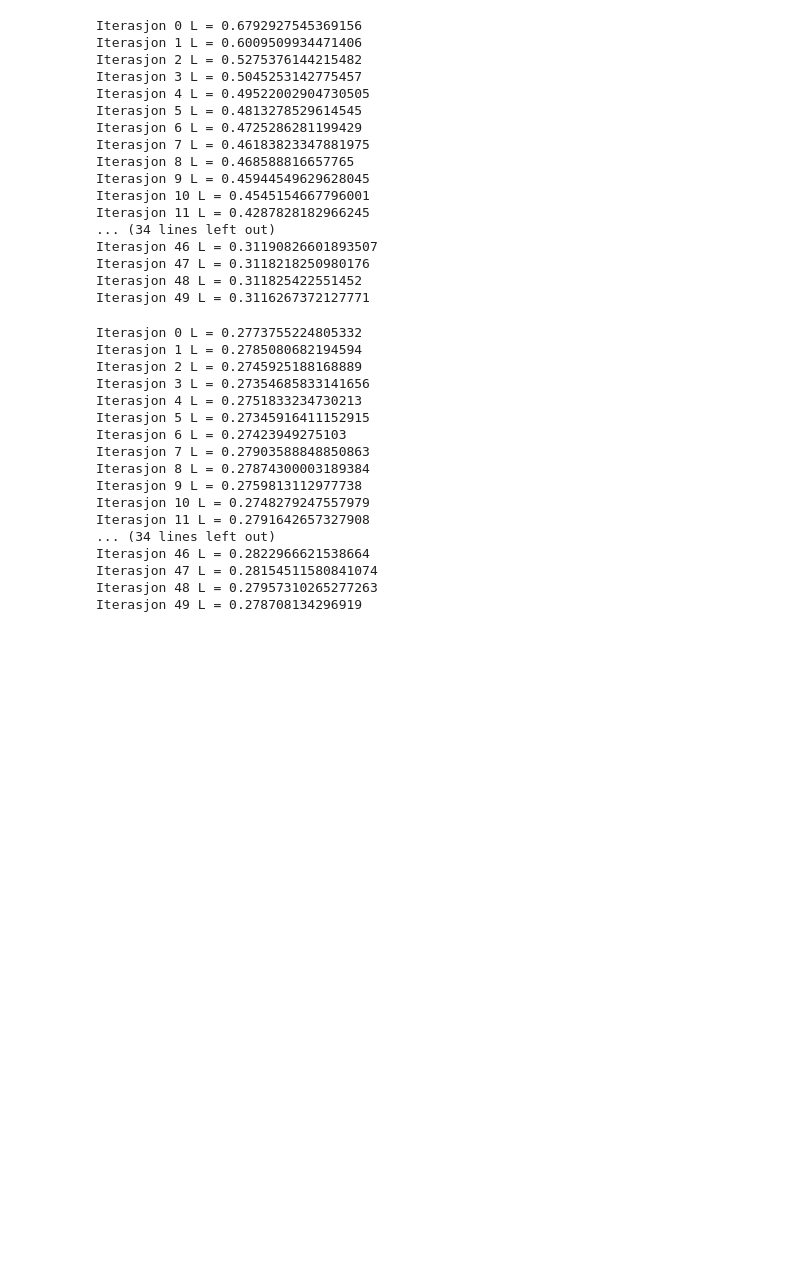
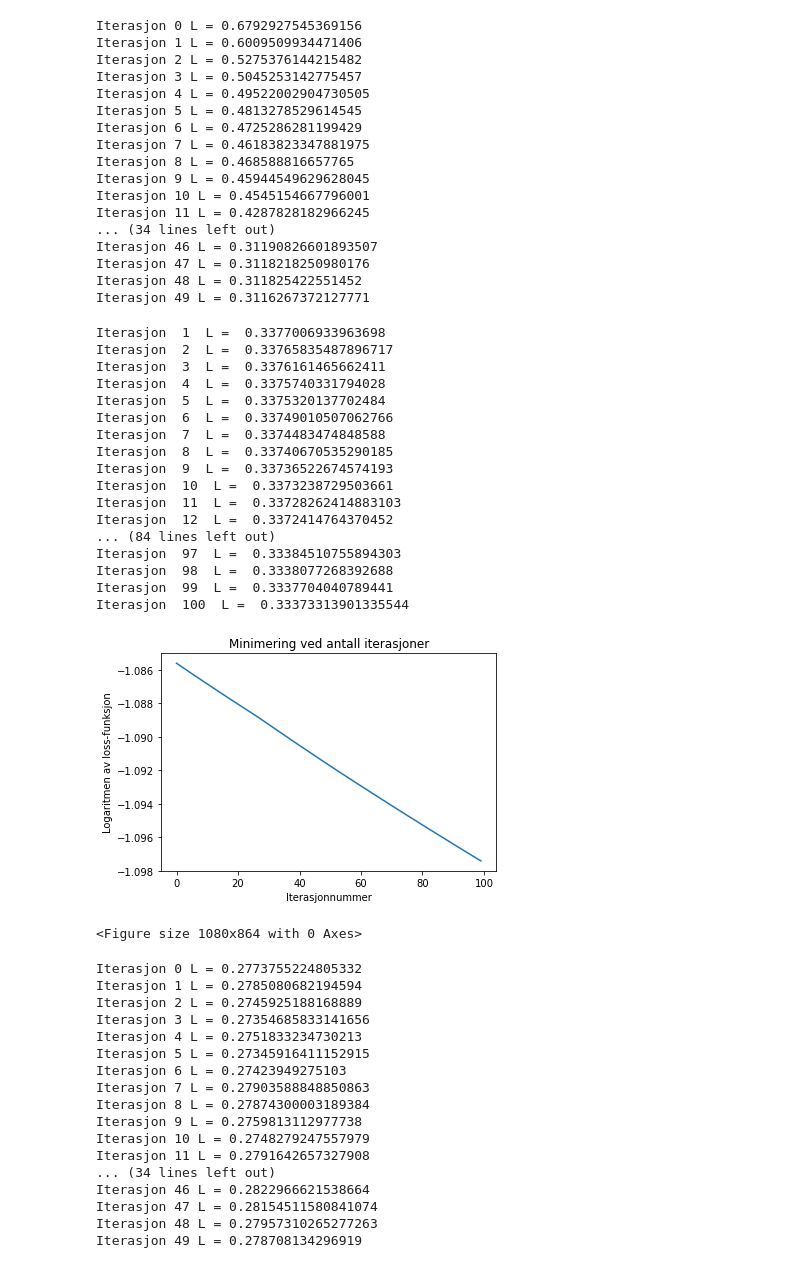
Before and after one commit to Namreh/TMA4320-Prosjekt-2, a Jupyter notebook: Prosjekt.ipynb, the cells around one changed output. Drawn from its saved outputs; the diff is of its cells as text; code cells hidden in the pictures; blank space fills up the shorter version.

Commit message:
oppgave 2.2 med litt plotting

```diff
--- a/Prosjekt.ipynb
+++ b/Prosjekt.ipynb
@@ -110,6 +111,54 @@ Iterasjon 46 L = 0.31190826601893507
 Iterasjon 47 L = 0.3118218250980176
 Iterasjon 48 L = 0.311825422551452
 Iterasjon 49 L = 0.3116267372127771
+# %%
+def test_Adam(x_data, y_data, n_iters, step_size):
+    n_batches = x_data.shape[0]
+    mean_losses = np.zeros(n_iters)
+    for j in range(n_iters):
+        losses = []
+        for i in range(n_batches):
+            x = x_data[i]
+            y = y_data[i]
+
+            X = onehot(x,m)
+            Z = nn.forward(X)
+
+            losses.append(loss.forward(Z,y))
+            dLdZ = loss.backward()
+            nn.backward(dLdZ)
+            nn.step_gd(step_size)
+        mean_loss = np.mean(losses)
+        print("Iterasjon ", str(j+1), " L = ",mean_loss, "")
+        mean_losses[j] = mean_loss
+    return mean_losses
+# %%
+plt.plot(np.arange(0,100), np.log(test_Adam(data['x_train'], data['y_train'], 100, 0.1)))
+plt.xlabel("Iterasjonnummer")
+plt.ylabel("Logaritmen av loss-funksjon")
+plt.title("Minimering ved antall iterasjoner")
+plt.figure(figsize=(15,12))
+plt.show()
+# %% [output]
+Iterasjon  1  L =  0.3377006933963698
+Iterasjon  2  L =  0.33765835487896717
+Iterasjon  3  L =  0.3376161465662411
+Iterasjon  4  L =  0.3375740331794028
+Iterasjon  5  L =  0.3375320137702484
+Iterasjon  6  L =  0.33749010507062766
+Iterasjon  7  L =  0.3374483474848588
+Iterasjon  8  L =  0.33740670535290185
+Iterasjon  9  L =  0.33736522674574193
+Iterasjon  10  L =  0.3373238729503661
+Iterasjon  11  L =  0.33728262414883103
+Iterasjon  12  L =  0.3372414764370452
+... (84 lines left out)
+Iterasjon  97  L =  0.33384510755894303
+Iterasjon  98  L =  0.3338077268392688
+Iterasjon  99  L =  0.3337704040789441
+Iterasjon  100  L =  0.33373313901335544
+[figure, added]
+<Figure size 1080x864 with 0 Axes>
 # %%
 for j in range(50):
     losses = []
```
Also changed, not shown: parts of 1 cell of this notebook, 1 other file.
